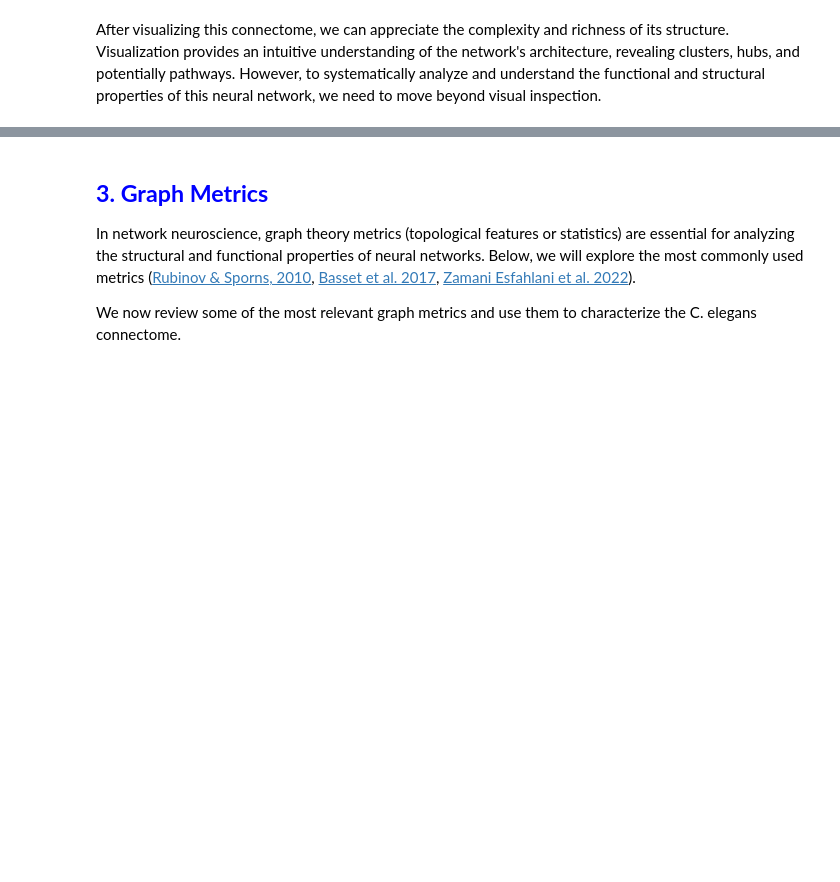
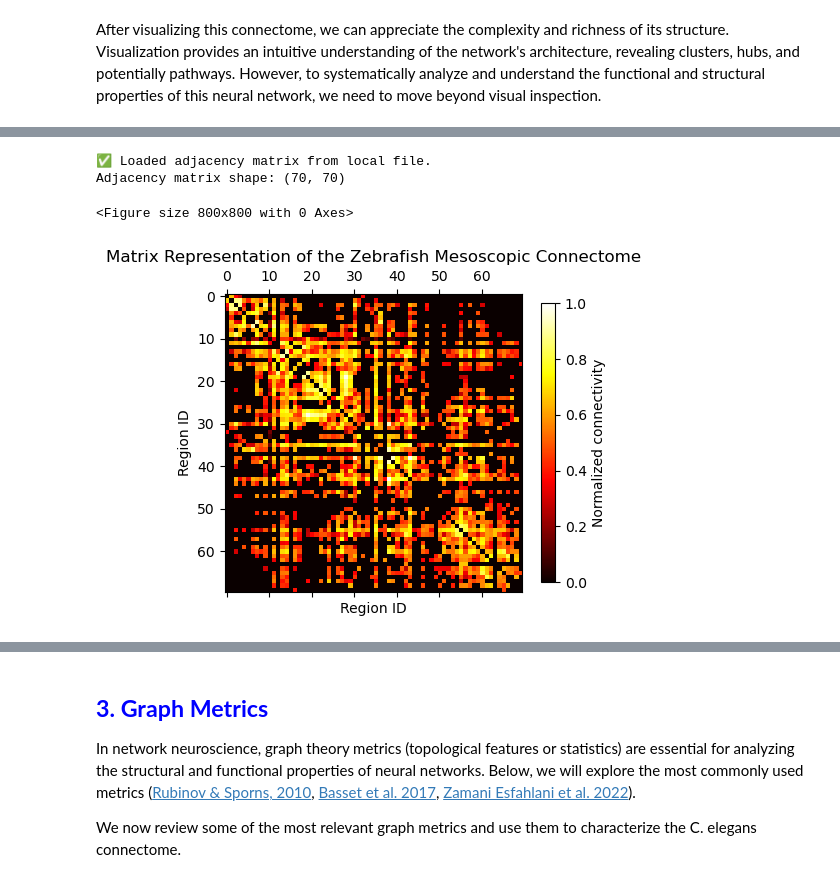
Before and after one commit to pdesrosiers/brain-connectivity-and-dynamics, a Jupyter notebook: notebooks/structural_functional_connectivity_tutorial.ipynb, the cells around one changed output, grey strips where cells are left out. Drawn from its saved outputs; the diff is of its cells as text; code cells hidden in the pictures; blank space fills up the shorter version.

Commit message:
notebook and readme aupdated for datasets

```diff
--- a/notebooks/structural_functional_connectivity_tutorial.ipynb
+++ b/notebooks/structural_functional_connectivity_tutorial.ipynb
@@ -517,0 +546,39 @@ After visualizing this connectome, we can appreciate the complexity and richness
+# %%
+import os
+import numpy as np
+import matplotlib.pyplot as plt
+
+# Define expected local path (relative to notebook in /notebooks/)
+local_path = '../data/zebrafish/SC_undirected.npy'
+
+# Define fallback URL (raw GitHub file for Colab or other environments)
+url = 'https://github.com/pdesrosiers/brain-connectivity-and-dynamics/raw/main/data/zebrafish/SC_undirected.npy'
+downloaded_filename = 'SC_undirected.npy'  # Name to use if downloading
+
+# Try loading locally
+try:
+    adjacency_matrix = np.load(local_path, allow_pickle=True)
+    print("✅ Loaded adjacency matrix from local file.")
+except FileNotFoundError:
+    print("⚠️ Local file not found. Attempting to download from GitHub...")
+    import urllib.request
+    urllib.request.urlretrieve(url, downloaded_filename)
+    adjacency_matrix = np.load(downloaded_filename, allow_pickle=True)
+    print("✅ Downloaded and loaded adjacency matrix from GitHub.")
+
+# Confirm shape
+print("Adjacency matrix shape:", adjacency_matrix.shape)
+
+# Plot the matrix
+plt.figure(figsize=(8, 8))
+plt.matshow(adjacency_matrix, cmap='hot')
+plt.title('Matrix Representation of the Zebrafish Mesoscopic Connectome')
+plt.colorbar(label='Normalized connectivity', shrink=0.75)
+plt.xlabel('Region ID')
+plt.ylabel('Region ID')
+plt.show()
+# %% [output]
+✅ Loaded adjacency matrix from local file.
+Adjacency matrix shape: (70, 70)
+<Figure size 800x800 with 0 Axes>
+[figure, added]
```
Also changed, not shown: parts of 35 cells of this notebook, 2 other files.
